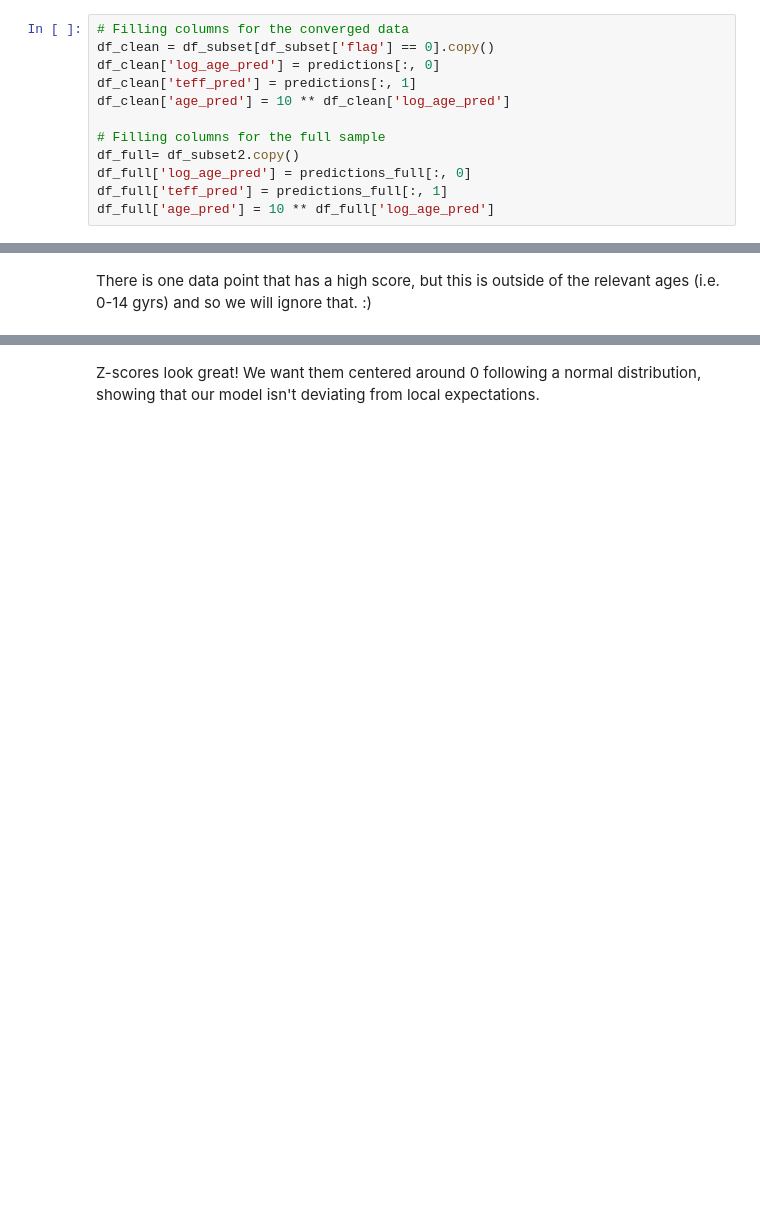
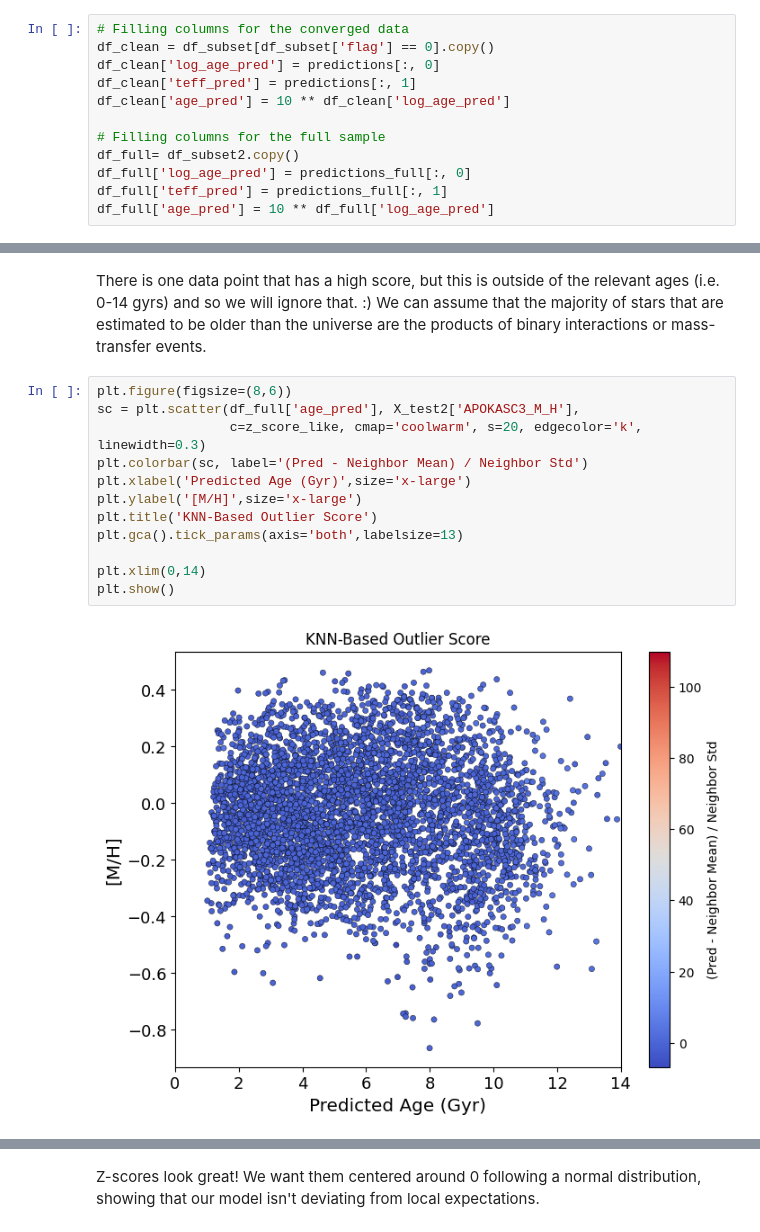
Before and after one commit to lmariemorales/ann-emulator-stellarages, a Jupyter notebook: ANN.ipynb, the cells around one changed output, grey strips where cells are left out. Saved outputs shown, nothing was run; the diff lists cells and outputs as text; blank space fills up the shorter version.

```diff
--- a/ANN.ipynb
+++ b/ANN.ipynb
@@ -303,5 +306,19 @@ plt.show()
 # %% [markdown]
-There is one data point that has a high score, but this is outside of the relevant ages (i.e. 0-14 gyrs) and so we will ignore that. :)
+There is one data point that has a high score, but this is outside of the relevant ages (i.e. 0-14 gyrs) and so we will ignore that. :) We can assume that the majority of stars that are estimated to be older than the universe are the products of binary interactions or mass-transfer events.
+# %%
+plt.figure(figsize=(8,6))
+sc = plt.scatter(df_full['age_pred'], X_test2['APOKASC3_M_H'],
+                 c=z_score_like, cmap='coolwarm', s=20, edgecolor='k', linewidth=0.3)
+plt.colorbar(sc, label='(Pred - Neighbor Mean) / Neighbor Std')
+plt.xlabel('Predicted Age (Gyr)',size='x-large')
+plt.ylabel('[M/H]',size='x-large')
+plt.title('KNN-Based Outlier Score')
+plt.gca().tick_params(axis='both',labelsize=13)
+
+plt.xlim(0,14)
+plt.show()
+# %% [output]
+[figure, added]
 # %%
 plt.figure(figsize=(8,5))
 plt.hist(z_score_like[np.abs(z_score_like) < 5], bins=50, color='slateblue', edgecolor='white')
```
Also changed, not shown: parts of 23 cells of this notebook, 7 other files.
